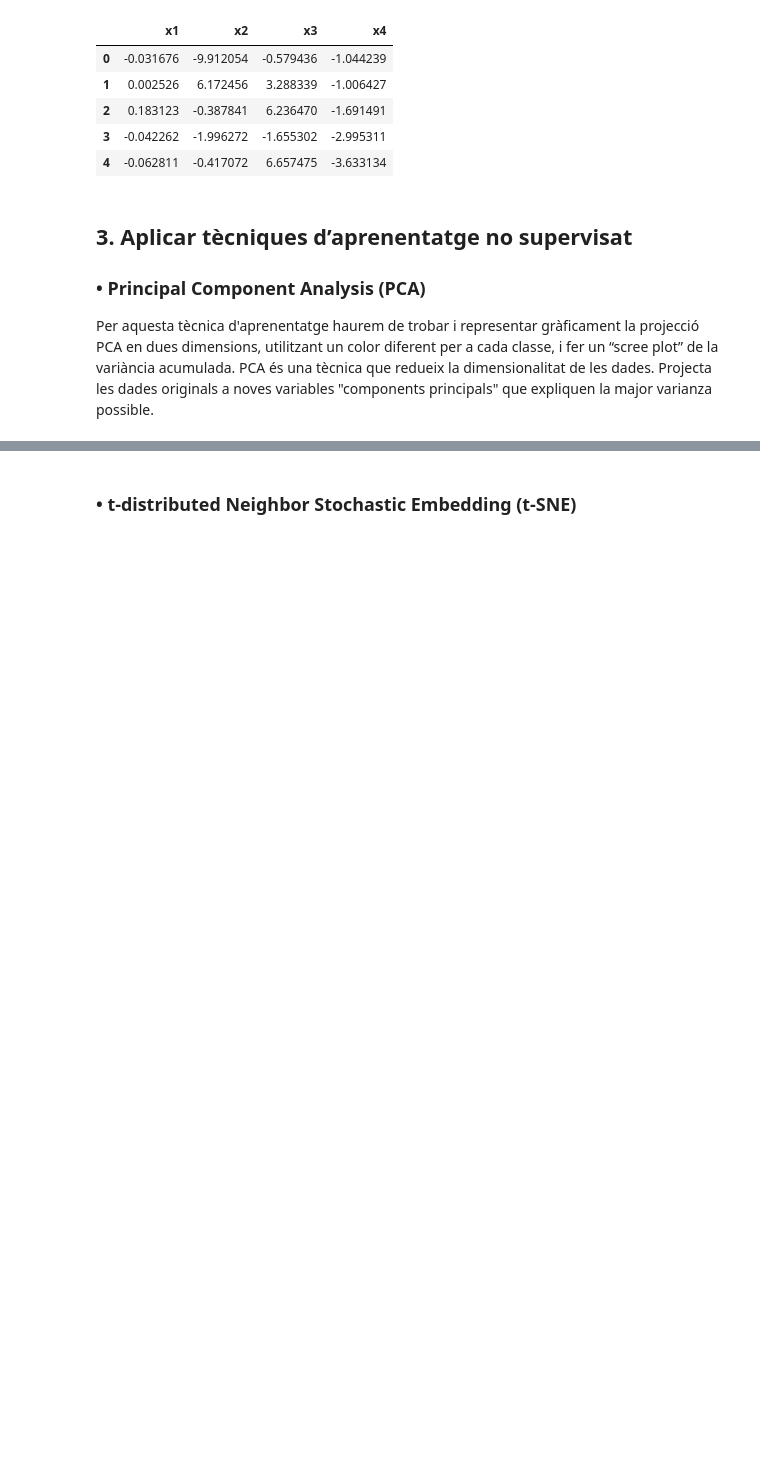
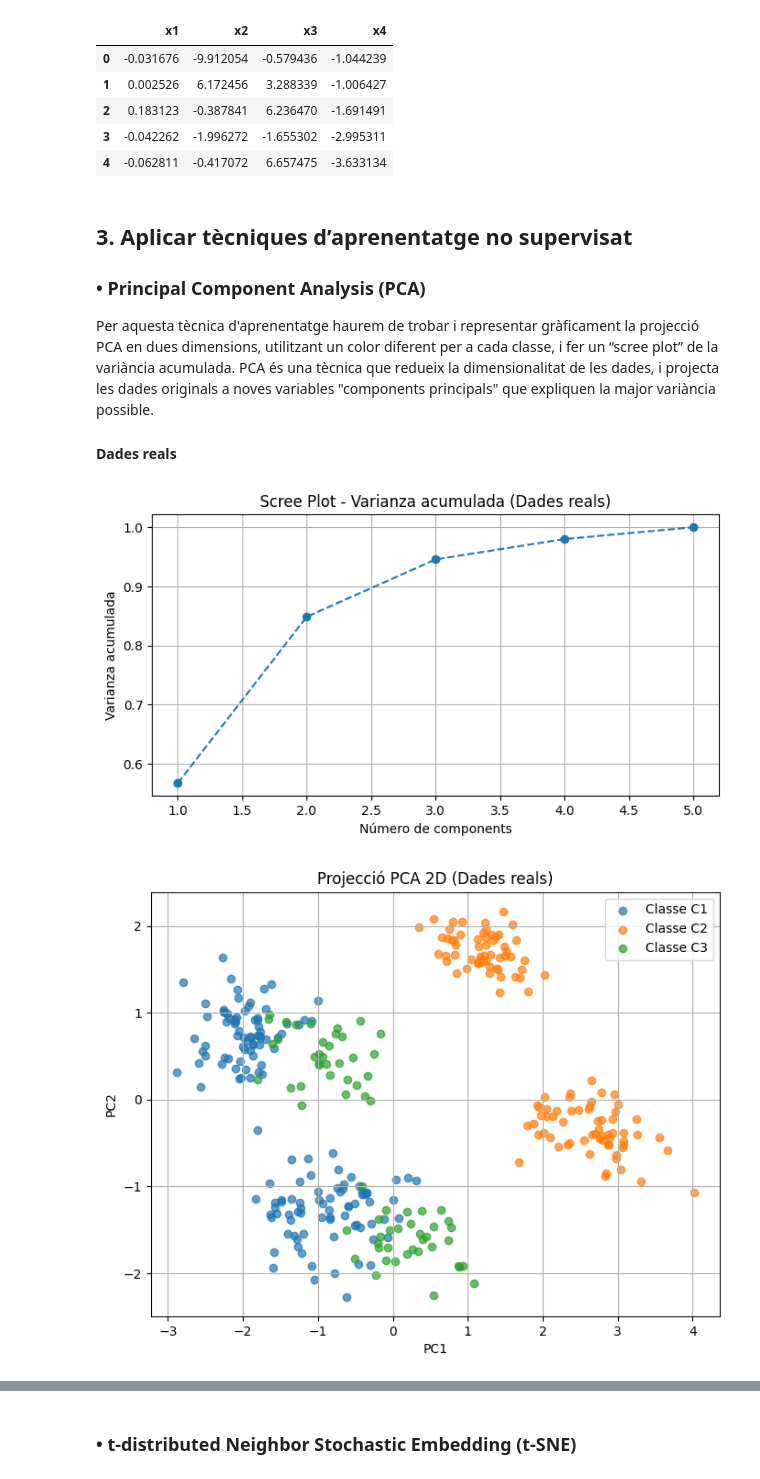
Before and after one commit to angelacn/Practica2AAMD, a Jupyter notebook: A2-Group_Y-Philippe_Lemoine-Angela_Carrillo.ipynb, the cells around one changed output, grey strips where cells are left out. Saved outputs shown, nothing was run; the diff lists cells and outputs as text; code cells hidden in the pictures; blank space fills up the shorter version.

Commit message:
con escalar

```diff
--- a/A2-Group_Y-Philippe_Lemoine-Angela_Carrillo.ipynb
+++ b/A2-Group_Y-Philippe_Lemoine-Angela_Carrillo.ipynb
@@ -34,6 +36,12 @@ En aquest punt, ja que ja s'han tractat els dos conjunts de dades per a eliminar
 df_real = df_real_og.drop(columns=["Class", "Location"])
 df_synthetic = df_synthetic_og.drop(columns=["class"])
 
+# Escalar les dades per a que totes totes les variables tinguin el mateix pes
+# (si no, si una variable té un rang numèric més gran, dominarà la variància encara que no sigui més important)
+scaler = StandardScaler()
+x_real_scaled = scaler.fit_transform(df_real)
+X_syn_scaled = scaler.fit_transform(df_synthetic)
+
 df_synthetic.head()
 # %% [output]
 |  | x1 | x2 | x3 | x4 |
@@ -45,6 +53,43 @@ df_synthetic.head()
 # %% [markdown]
 ## 3. Aplicar tècniques d’aprenentatge no supervisat
 ### • Principal Component Analysis (PCA)
-Per aquesta tècnica d'aprenentatge haurem de trobar i representar gràficament la projecció PCA en dues dimensions, utilitzant un color diferent per a cada classe, i fer un “scree plot” de la variància
-acumulada.
-PCA és una tècnica que redueix la dimensionalitat de les dades. Projecta les dades originals a noves variables "components principals" que expliquen la major varianza possible.
+Per aquesta tècnica d'aprenentatge haurem de trobar i representar gràficament la projecció PCA en dues dimensions, utilitzant un color diferent per a cada classe, i fer un “scree plot” de la variància acumulada.
+PCA és una tècnica que redueix la dimensionalitat de les dades, i projecta les dades originals a noves variables "components principals" que expliquen la major variància possible.
+#### Dades reals
+# %%
+x_real = df_real.copy()
+
+# Classe i localització de les dades reals per després fer la visualització de dades
+y_real = df_real_og['Class']
+loc_real = df_real_og['Location']
+
+
+
+# Apliquem PCA
+pca_real = PCA()
+x_real_pca = pca_real.fit_transform(x_real_scaled)
+
+# Scree plot de la variància acumulada
+plt.figure(figsize=(8, 4))
+plt.plot(range(1, len(pca_real.explained_variance_ratio_)+1), pca_real.explained_variance_ratio_.cumsum(), marker='o', linestyle='--')
+plt.title('Scree Plot - Variància acumulada (Dades reals)')
+plt.xlabel('Número de components')
+plt.ylabel('Variància acumulada')
+plt.grid(True)
+plt.show()
+
+# 6. Visualización PCA 2D coloreando por clase
+plt.figure(figsize=(8, 6))
+for clase in sorted(y_real.unique()):
+    idx = y_real == clase
+    plt.scatter(x_real_pca[idx, 0], x_real_pca[idx, 1], label=f'Classe {clase}', alpha=0.7)
+
+plt.title('Projecció PCA 2D (Dades reals)')
+plt.xlabel('PC1')
+plt.ylabel('PC2')
+plt.legend()
+plt.grid(True)
+plt.show()
+# %% [output]
+[figure, added]
+[figure, added]
```
Also changed, not shown: parts of 3 cells of this notebook.
